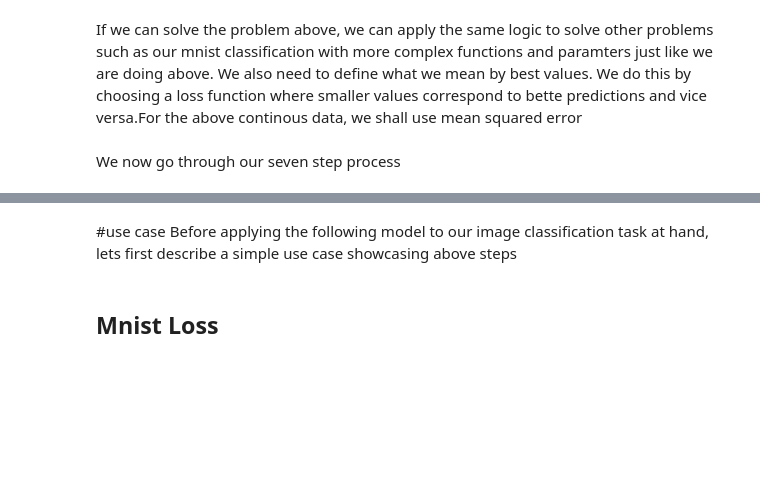
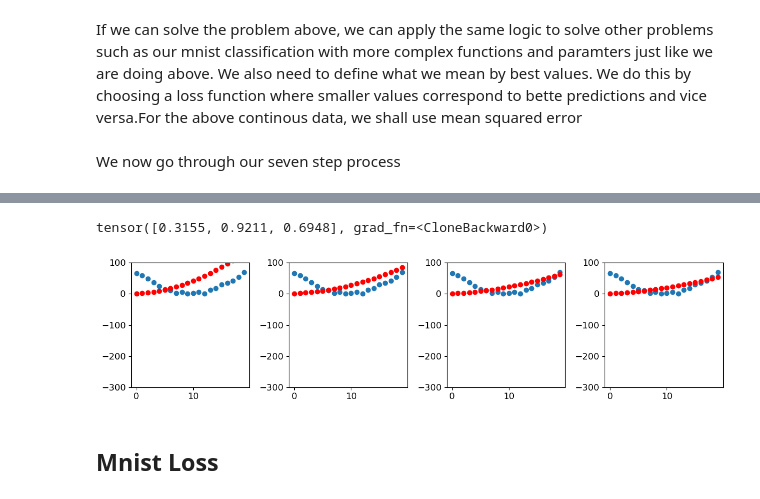
Before and after one commit to rubanzasilva/mnist_basics, a Jupyter notebook: mnist_basics_z.ipynb, the cells around one changed output, grey strips where cells are left out. Cells and saved outputs as stored; diff of their text form; code cells hidden in the pictures; blank space fills up the shorter version.

```diff
--- a/mnist_basics_z.ipynb
+++ b/mnist_basics_z.ipynb
@@ -451,10 +497,10 @@ def apply_step(params,prn= True):
     preds = f(time,params)
     loss = mse(preds, speed)
     loss.backward()
-    params.data = - lr * params.grad.data
+    params.data -=  lr * params.grad.data
     params.grad = None
     if prn: print(loss.item())
-        return preds
+    return preds
 # %%
 for i in range(10):
     apply_step(params)
@@ -499,6 +518,15 @@ There are multiple ways to do the above seven steps and these details make a big
-# %% [markdown]
-#use case
-Before applying the following model to our image classification task at hand, lets first describe a simple use case showcasing above steps
+# %%
+orig_prams
+# %% [output]
+tensor([0.3155, 0.9211, 0.6948], grad_fn=<CloneBackward0>)
+# %%
+params = orig_prams.detach().requires_grad_()
+# %%
+_,axs = plt.subplots(1,4,figsize=(12,3))
+for ax in axs: show_preds(apply_step(params, False), ax)
+plt.tight_layout()
+# %% [output]
+[figure, added]
 # %% [markdown]
 ## Mnist Loss
 # %% [markdown]
```
Also changed, not shown: parts of 44 cells of this notebook.
